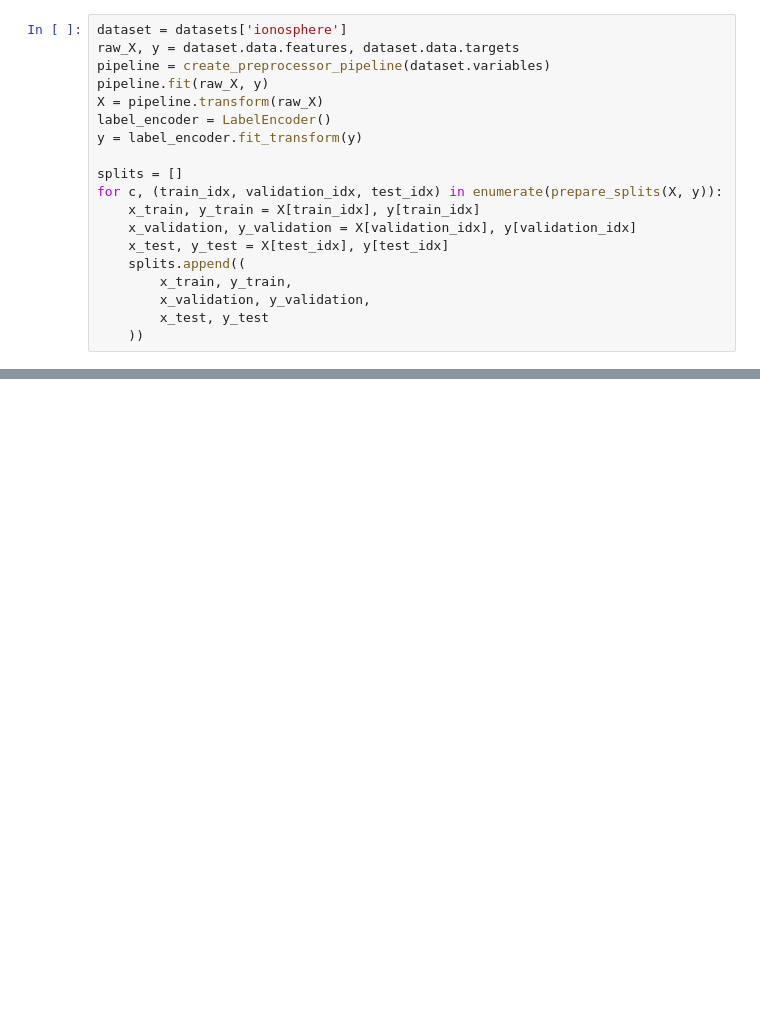
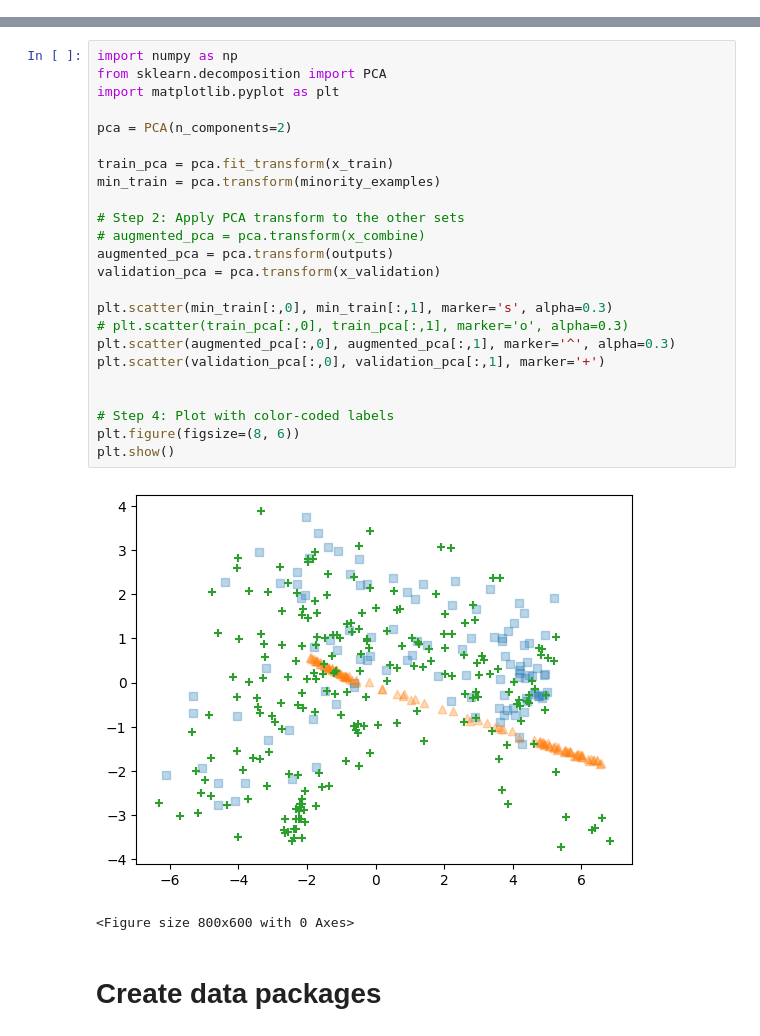
Before and after one commit to Ryan-JW-Kim/Minority-Class-Synthesis, a Jupyter notebook: experiment_2.ipynb, the cells around one changed output, grey strips where cells are left out. Saved outputs shown, nothing was run; the diff lists cells and outputs as text; blank space fills up the shorter version.

```diff
--- a/experiment_2.ipynb
+++ b/experiment_2.ipynb
@@ -512,19 +0,0 @@ Name: count, dtype: int64
-# %%
-dataset = datasets['ionosphere']
-raw_X, y = dataset.data.features, dataset.data.targets
-pipeline = create_preprocessor_pipeline(dataset.variables)
-pipeline.fit(raw_X, y)
-X = pipeline.transform(raw_X)
-label_encoder = LabelEncoder()
-y = label_encoder.fit_transform(y)
-
-splits = []
-for c, (train_idx, validation_idx, test_idx) in enumerate(prepare_splits(X, y)):
-	x_train, y_train = X[train_idx], y[train_idx]
-	x_validation, y_validation = X[validation_idx], y[validation_idx]
-	x_test, y_test = X[test_idx], y[test_idx]
-	splits.append((
-		x_train, y_train,
-		x_validation, y_validation,
-		x_test, y_test
-	))
@@ -696,0 +941,29 @@ Error:
+# %%
+import numpy as np
+from sklearn.decomposition import PCA
+import matplotlib.pyplot as plt
+
+pca = PCA(n_components=2)
+
+train_pca = pca.fit_transform(x_train)
+min_train = pca.transform(minority_examples)
+
+# Step 2: Apply PCA transform to the other sets
+# augmented_pca = pca.transform(x_combine)
+augmented_pca = pca.transform(outputs)
+validation_pca = pca.transform(x_validation)
+
+plt.scatter(min_train[:,0], min_train[:,1], marker='s', alpha=0.3)
+# plt.scatter(train_pca[:,0], train_pca[:,1], marker='o', alpha=0.3)
+plt.scatter(augmented_pca[:,0], augmented_pca[:,1], marker='^', alpha=0.3)
+plt.scatter(validation_pca[:,0], validation_pca[:,1], marker='+')
+
+
+# Step 4: Plot with color-coded labels
+plt.figure(figsize=(8, 6))
+plt.show()
+# %% [output]
+[figure, added]
+<Figure size 800x600 with 0 Axes>
+# %% [markdown]
+# Create data packages
```
Also changed, not shown: parts of 58 cells of this notebook, 2 other files.
